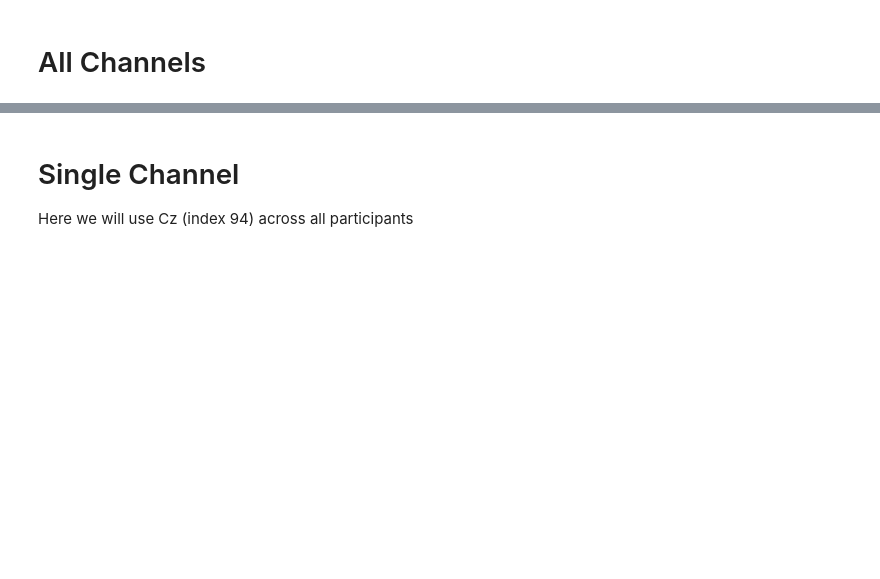
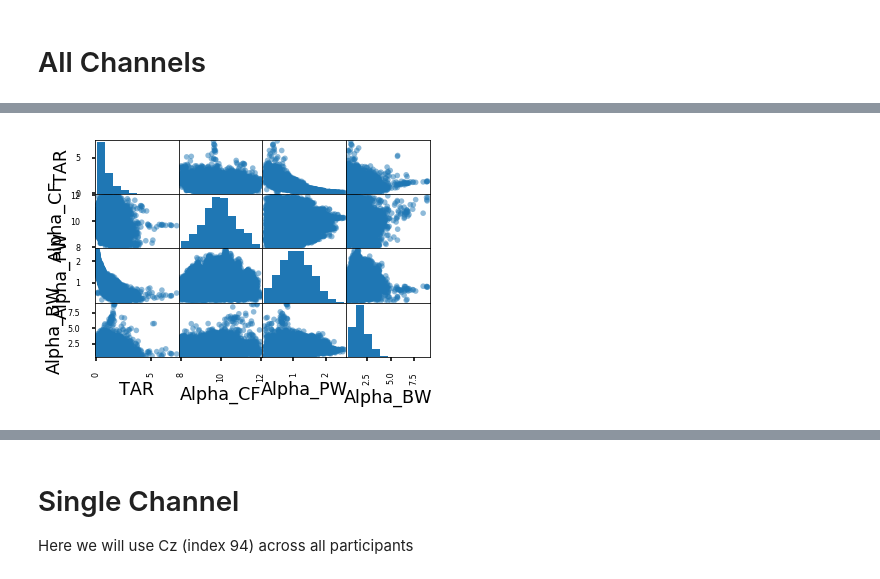
Before and after one commit to voytekresearch/BandRatios, a Jupyter notebook: notebooks/4-EEG-Dataset-Analysis.ipynb, the cells around one changed output, grey strips where cells are left out. Saved outputs shown, nothing was run; the diff lists cells and outputs as text; code cells hidden in the pictures; blank space fills up the shorter version.

```diff
--- a/notebooks/4-EEG-Dataset-Analysis.ipynb
+++ b/notebooks/4-EEG-Dataset-Analysis.ipynb
@@ -88,0 +98,4 @@ All Channels tbr->age spear: SpearmanrResult(correlation=-0.6360477217326502, pv
+# %%
+pd.plotting.scatter_matrix(df[['TAR', 'Alpha_CF', 'Alpha_PW', 'Alpha_BW']]);
+# %% [output]
+[figure, added]
```
Also changed, not shown: parts of 13 cells of this notebook, 8 other files.
